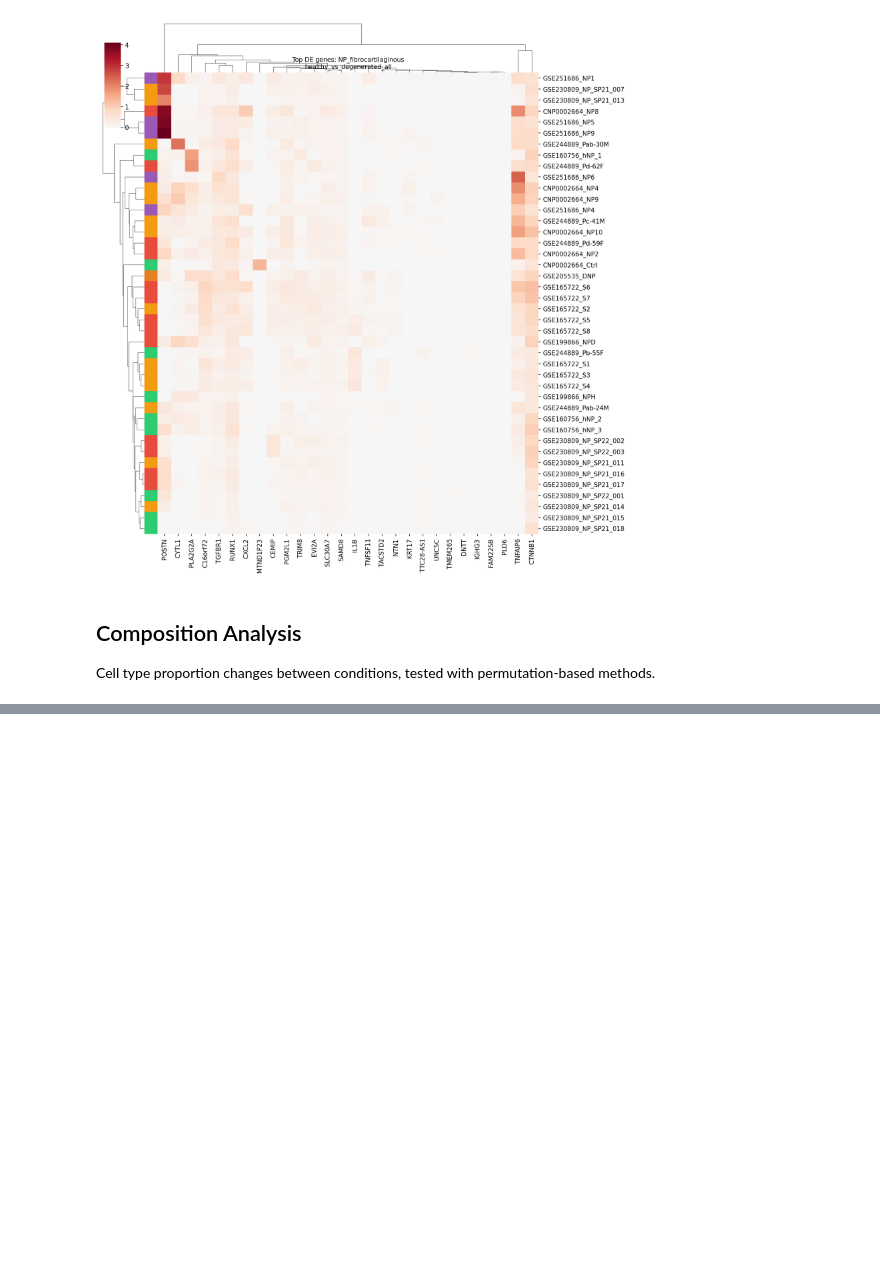
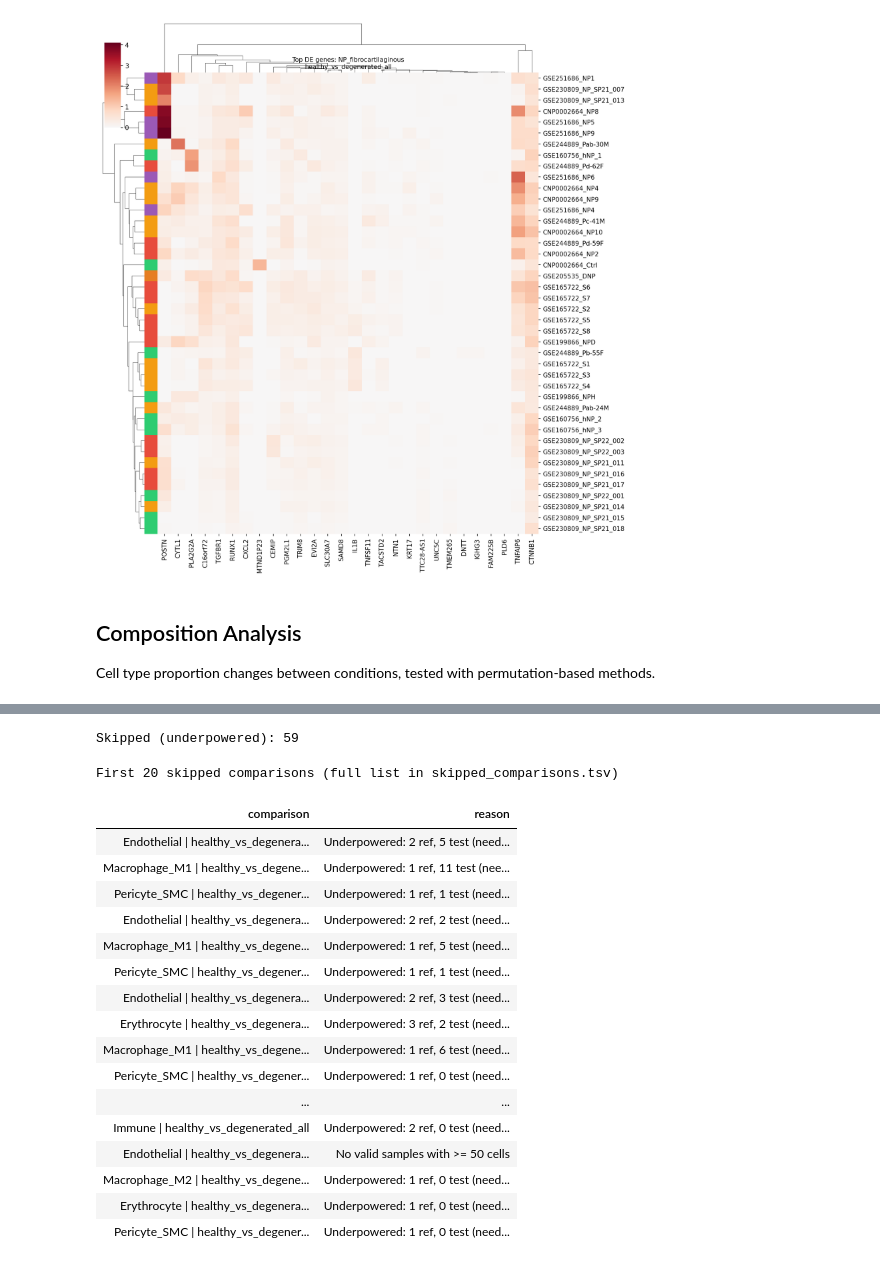
Before and after one commit to SuLab/lotz-ivd, a Jupyter notebook: notebooks/08_differential.ipynb, the cells around one changed output, grey strips where cells are left out. Saved outputs shown, nothing was run; the diff lists cells and outputs as text; code cells hidden in the pictures; blank space fills up the shorter version.

```diff
--- a/notebooks/08_differential.ipynb
+++ b/notebooks/08_differential.ipynb
@@ -283,0 +404,26 @@ Cell Type Composition Changes
+# %%
+# Skipped (underpowered) comparisons
+tv4_skipped = pd.read_csv(TV4_RESULTS / 'skipped_comparisons.tsv', sep='\t')
+print(f'Skipped (underpowered): {len(tv4_skipped)}')
+# Top reasons
+display(tv4_skipped.head(20).style.set_caption('First 20 skipped comparisons (full list in skipped_comparisons.tsv)').hide(axis='index'))
+# %% [output]
+Skipped (underpowered): 59
+First 20 skipped comparisons (full list in skipped_comparisons.tsv)
+| comparison | reason |
+| Endothelial | healthy_vs_degenera... | Underpowered: 2 ref, 5 test (need... |
+| Macrophage_M1 | healthy_vs_degene... | Underpowered: 1 ref, 11 test (nee... |
+| Pericyte_SMC | healthy_vs_degener... | Underpowered: 1 ref, 1 test (need... |
+| Endothelial | healthy_vs_degenera... | Underpowered: 2 ref, 2 test (need... |
+| Macrophage_M1 | healthy_vs_degene... | Underpowered: 1 ref, 5 test (need... |
+| Pericyte_SMC | healthy_vs_degener... | Underpowered: 1 ref, 1 test (need... |
+| Endothelial | healthy_vs_degenera... | Underpowered: 2 ref, 3 test (need... |
+| Erythrocyte | healthy_vs_degenera... | Underpowered: 3 ref, 2 test (need... |
+| Macrophage_M1 | healthy_vs_degene... | Underpowered: 1 ref, 6 test (need... |
+| Pericyte_SMC | healthy_vs_degener... | Underpowered: 1 ref, 0 test (need... |
+| ... | ... |
+| Immune | healthy_vs_degenerated_all | Underpowered: 2 ref, 0 test (need... |
+| Endothelial | healthy_vs_degenera... | No valid samples with >= 50 cells |
+| Macrophage_M2 | healthy_vs_degene... | Underpowered: 1 ref, 0 test (need... |
+| Erythrocyte | healthy_vs_degenera... | Underpowered: 1 ref, 0 test (need... |
+| Pericyte_SMC | healthy_vs_degener... | Underpowered: 1 ref, 0 test (need... |
```
Also changed, not shown: parts of 7 cells of this notebook, 2 other files.
